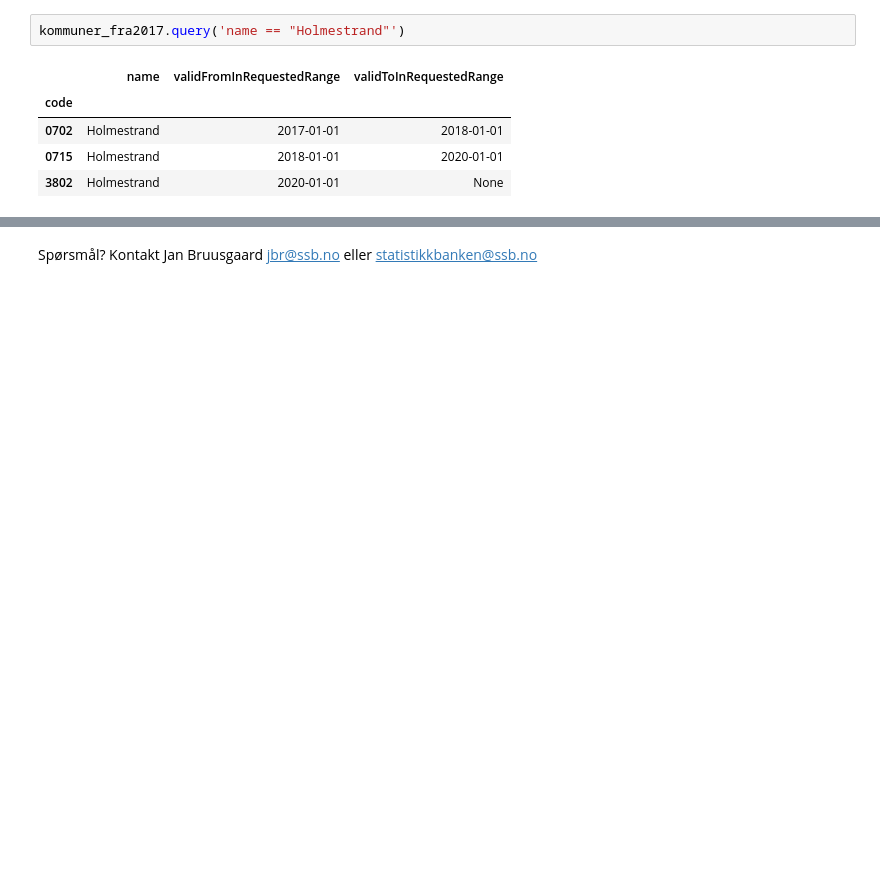
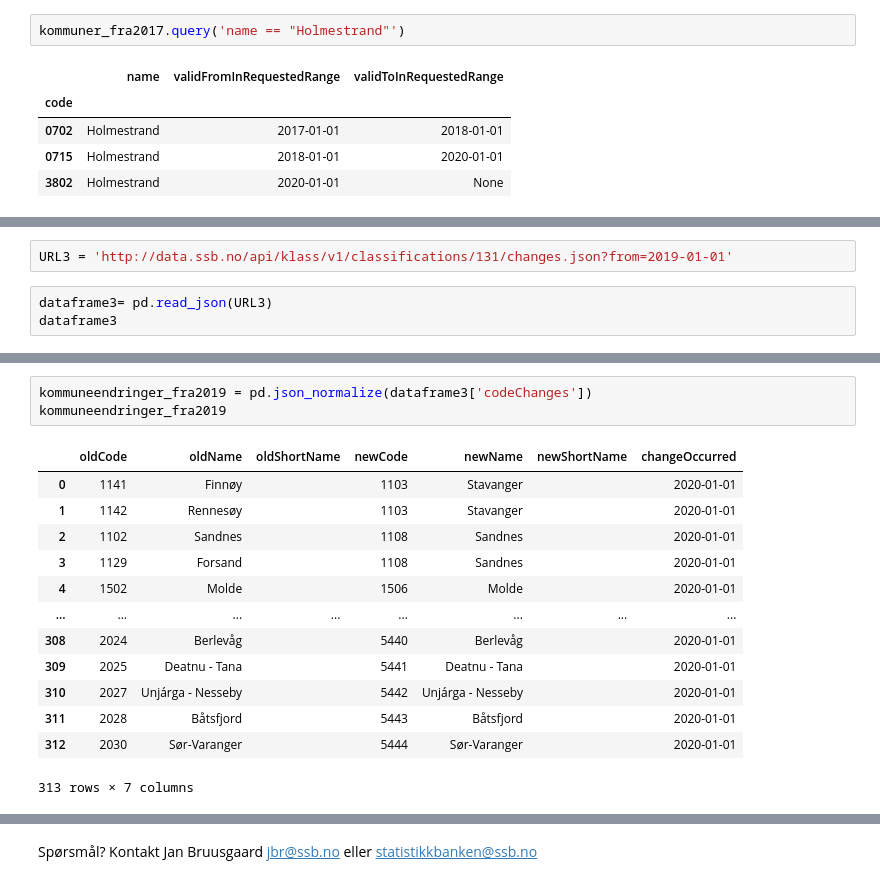
Before and after one commit to janbrus/ssb-api-python-examples, a Jupyter notebook: klass_kommune2020.ipynb, the cells around one changed output, grey strips where cells are left out. Cells and saved outputs as stored; diff of their text form; blank space fills up the shorter version.

```diff
--- a/klass_kommune2020.ipynb
+++ b/klass_kommune2020.ipynb
@@ -136,0 +154,5 @@ kommuner_fra2017.query('name == "Holmestrand"')
+# %%
+URL3 = 'http://data.ssb.no/api/klass/v1/classifications/131/changes.json?from=2019-01-01'
+# %%
+dataframe3= pd.read_json(URL3)
+dataframe3
@@ -136,0 +173,17 @@ kommuner_fra2017.query('name == "Holmestrand"')
+# %%
+kommuneendringer_fra2019 = pd.json_normalize(dataframe3['codeChanges'])
+kommuneendringer_fra2019
+# %% [output]
+|  | oldCode | oldName | oldShortName | newCode | newName | newShortName | changeOccurred |
+| 0 | 1141 | Finnøy |  | 1103 | Stavanger |  | 2020-01-01 |
+| 1 | 1142 | Rennesøy |  | 1103 | Stavanger |  | 2020-01-01 |
+| 2 | 1102 | Sandnes |  | 1108 | Sandnes |  | 2020-01-01 |
+| 3 | 1129 | Forsand |  | 1108 | Sandnes |  | 2020-01-01 |
+| 4 | 1502 | Molde |  | 1506 | Molde |  | 2020-01-01 |
+| ... | ... | ... | ... | ... | ... | ... | ... |
+| 308 | 2024 | Berlevåg |  | 5440 | Berlevåg |  | 2020-01-01 |
+| 309 | 2025 | Deatnu - Tana |  | 5441 | Deatnu - Tana |  | 2020-01-01 |
+| 310 | 2027 | Unjárga - Nesseby |  | 5442 | Unjárga - Nesseby |  | 2020-01-01 |
+| 311 | 2028 | Båtsfjord |  | 5443 | Båtsfjord |  | 2020-01-01 |
+| 312 | 2030 | Sør-Varanger |  | 5444 | Sør-Varanger |  | 2020-01-01 |
+313 rows × 7 columns
```
Also changed, not shown: parts of 44 cells of this notebook, 1 other file.
